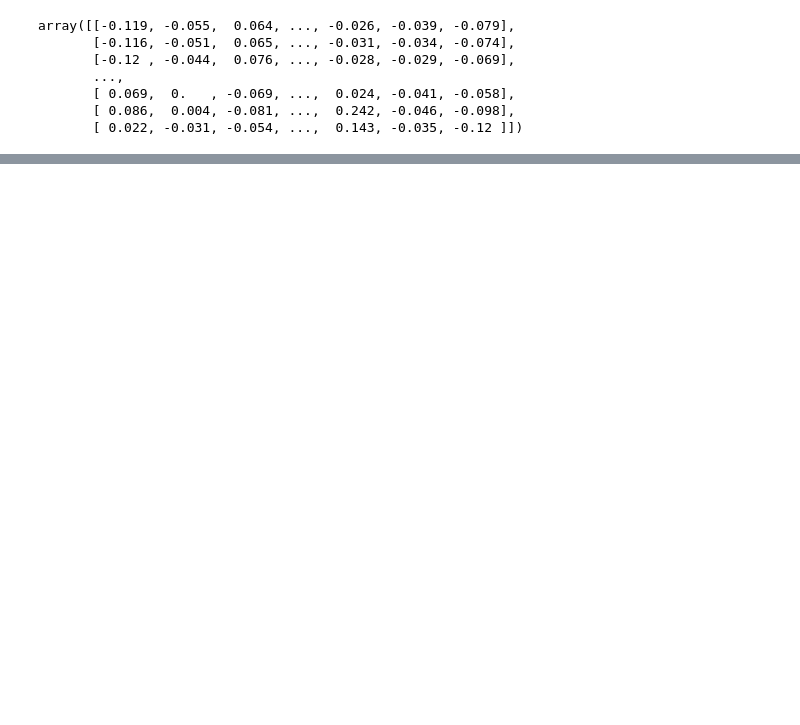
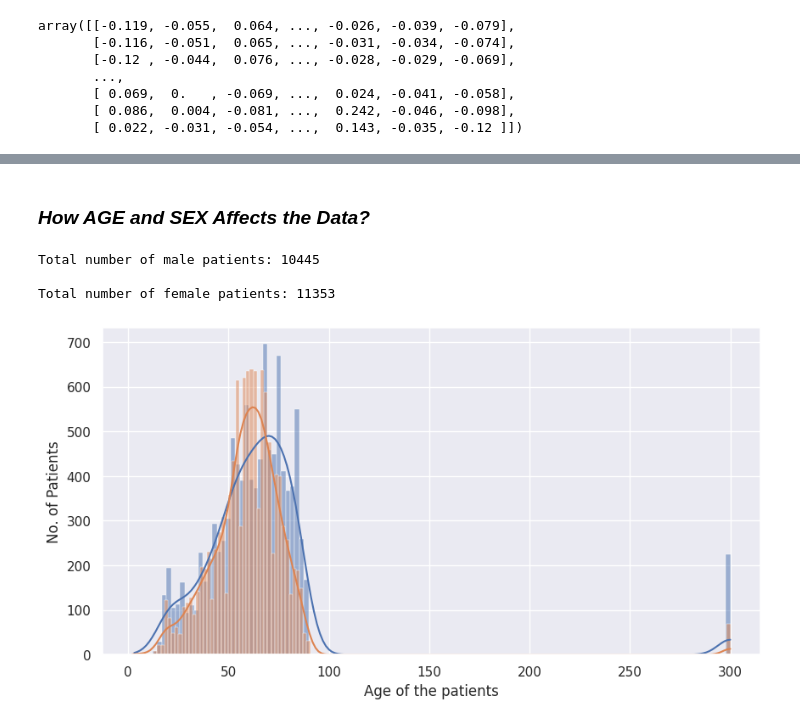
Before and after one commit to Praaathaamesh/DL-API-Management, a Jupyter notebook: Config/CDSS_DL_EDA.ipynb, the cells around one changed output, grey strips where cells are left out. Cells and saved outputs as stored; diff of their text form; code cells hidden in the pictures; blank space fills up the shorter version.

```diff
--- a/Config/CDSS_DL_EDA.ipynb
+++ b/Config/CDSS_DL_EDA.ipynb
@@ -173,0 +224,48 @@ Total of 157 have 4 diagnostic superclass(es)
+# %% [markdown]
+### _How AGE and SEX Affects the Data?_
+# %%
+# Finding the age vs sex variation
+
+# merge columns as df
+Age_ValList = Y.age.values
+Sex_ValList = Y.sex.values
+
+age_sex_df = pd.DataFrame({"age":Age_ValList, "sex":Sex_ValList})
+age_sex_df['sex'] = age_sex_df['sex'].astype('category').cat.rename_categories({0: 'female', 1: 'male'}) # 0 and 1 to female and male
+
+# Parsing/extracting gender specific entries
+male = list()
+female = list()
+
+# making a function for it
+def parse_n_extract(iter: pd.DataFrame):
+  for entries in range(0, (len(iter)-1)):
+    Single_Entry = iter.iloc[entries] # getting single entry
+    if Single_Entry.sex == "male":
+      male.append(Single_Entry.age)
+    elif Single_Entry.sex == "female":
+      female.append(Single_Entry.age)
+    else:
+      print("Merge Error")
+
+parse_n_extract(age_sex_df)
+
+# Overview
+print(f"Total number of male patients: {len(male)}\n")
+print(f"Total number of female patients: {len(female)}\n")
+# %% [output]
+Total number of male patients: 10445
+
+Total number of female patients: 11353
+# %%
+# Visualising distribution of both sex as per their age ad number of records
+plt.figure(figsize=(10,5))
+sns.set_theme(style="darkgrid")
+styledict = {"linewidth" : 0.3,
+             "kde" :True}
+male_hist = sns.histplot(data = male, **styledict)
+male_hist.set(xlabel = "Age of the patients", ylabel = "No. of Patients")
+female_hist = sns.histplot(data = female, **styledict)
+plt.show()
+# %% [output]
+[figure, added]
```
Also changed, not shown: parts of 65 cells of this notebook.
